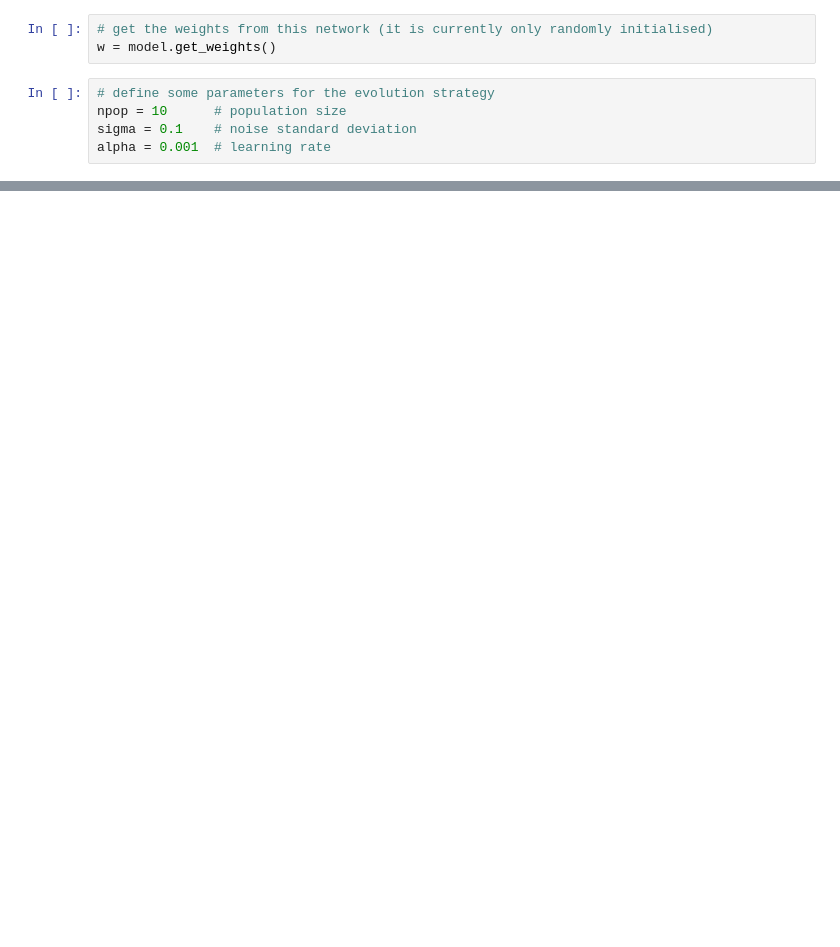
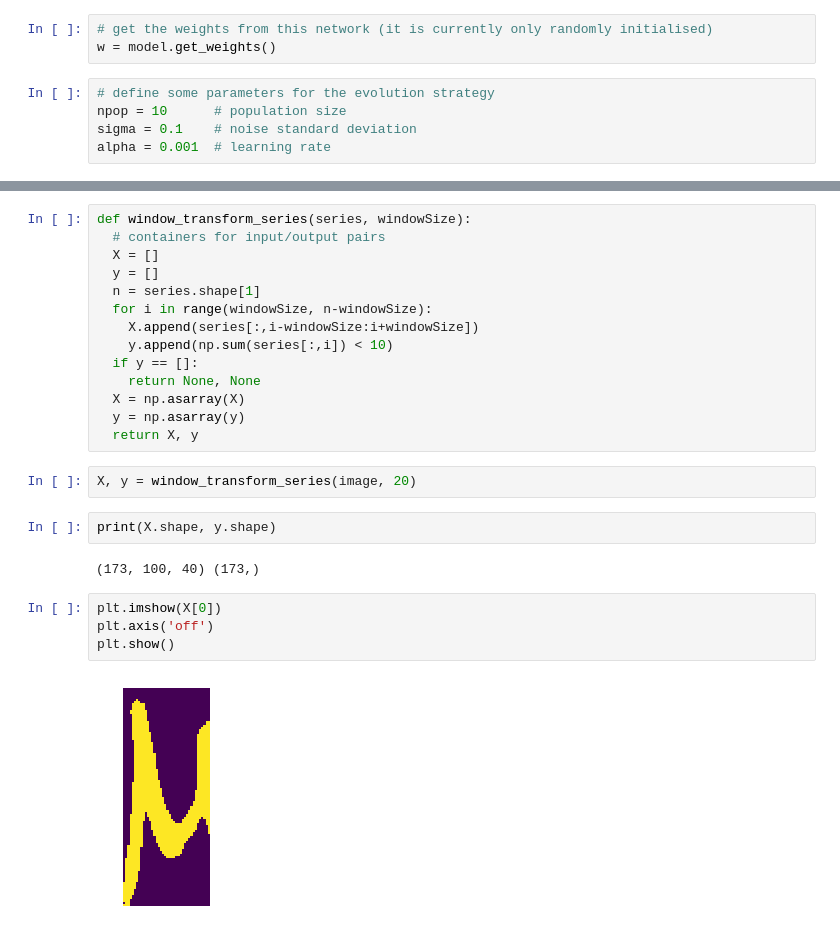
Before and after one commit to dwright04/evolving-cit-sci, a Jupyter notebook: evolving_cit_sci.ipynb, the cells around one changed output, grey strips where cells are left out. Drawn from its saved outputs; the diff is of its cells as text; blank space fills up the shorter version.

```diff
--- a/evolving_cit_sci.ipynb
+++ b/evolving_cit_sci.ipynb
@@ -153,0 +161,26 @@ for i in range(npop):
+# %%
+def window_transform_series(series, windowSize):
+  # containers for input/output pairs
+  X = []
+  y = []
+  n = series.shape[1]
+  for i in range(windowSize, n-windowSize):
+    X.append(series[:,i-windowSize:i+windowSize])
+    y.append(np.sum(series[:,i]) < 10)
+  if y == []:
+    return None, None
+  X = np.asarray(X)
+  y = np.asarray(y)
+  return X, y
+# %%
+X, y = window_transform_series(image, 20)
+# %%
+print(X.shape, y.shape)
+# %% [output]
+(173, 100, 40) (173,)
+# %%
+plt.imshow(X[0])
+plt.axis('off')
+plt.show()
+# %% [output]
+[figure, added]
```
Also changed, not shown: parts of 13 cells of this notebook.
